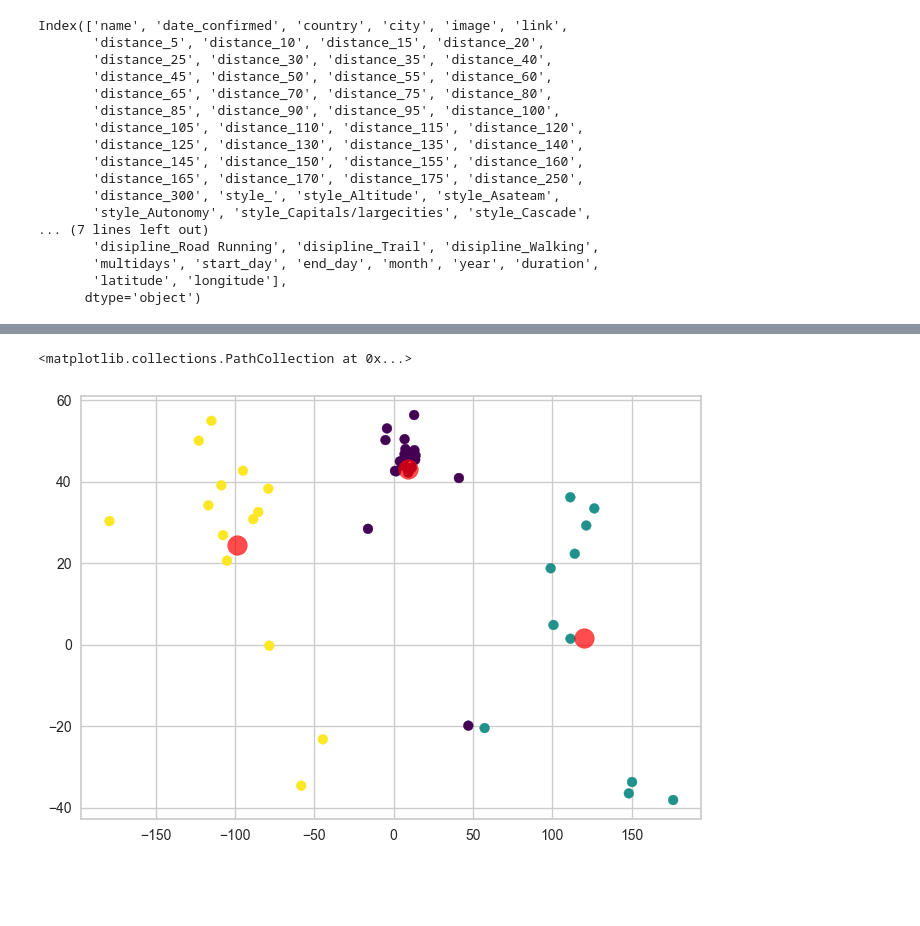
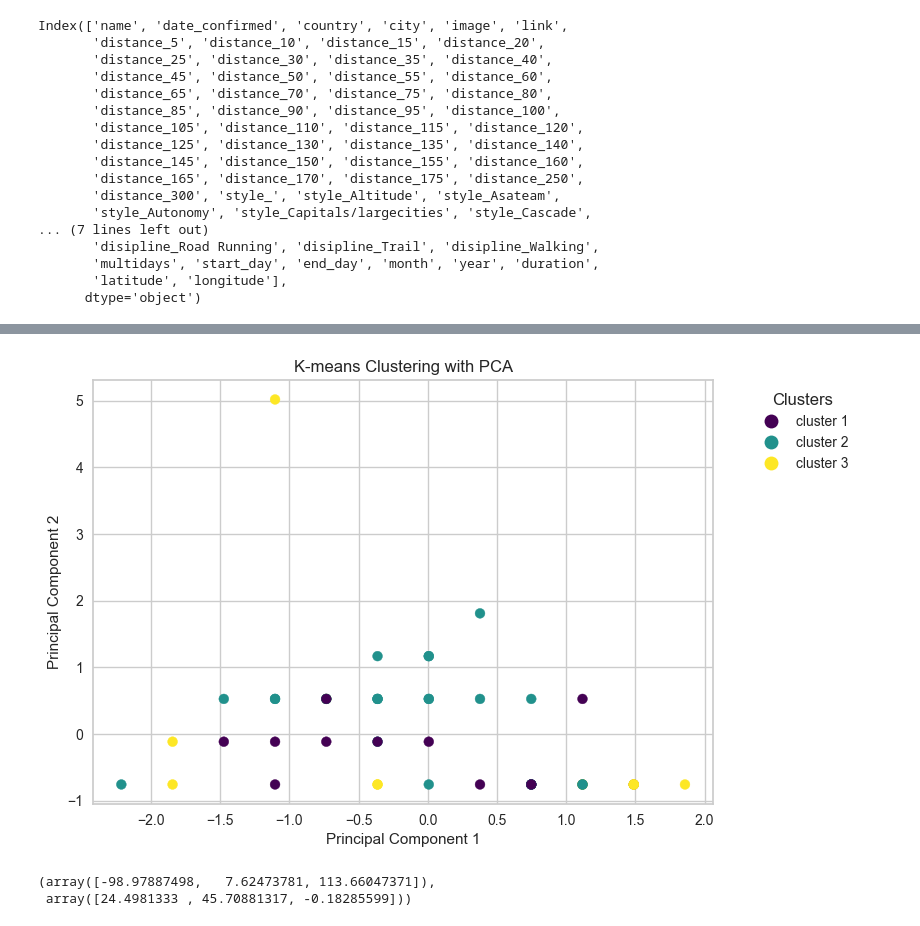
Before and after one commit to thibtd/DataEng_UTMB_pipeline, a Jupyter notebook: analysis/utmb_notebook.ipynb, the cells around one changed output, grey strips where cells are left out. Cells and saved outputs as stored; diff of their text form; code cells hidden in the pictures; blank space fills up the shorter version.

```diff
--- a/analysis/utmb_notebook.ipynb
+++ b/analysis/utmb_notebook.ipynb
@@ -320,20 +360,24 @@ multidays    0.004703
 dtype: float64
-# %%
-
-# Group by cluster and compute mean
-X_cluster['cluster'] = kmeans.labels_
-cluster_means = X_cluster.groupby('cluster').mean()
-
-fig = px.imshow(
-    cluster_means.T,
-    labels=dict(x="Cluster", y="Feature", color="Value"),
-    color_continuous_scale='viridis'
-)
-fig.update_layout(width=1000, height=800)
-fig.show()
-# %%
-plt.scatter(X_cluster['longitude'],X_cluster['latitude'], c=kmeans.labels_, cmap='viridis', s=50)
-plt.scatter(kmeans.cluster_centers_[:, -1], kmeans.cluster_centers_[:, -2], c='red', s=200, alpha=0.7)
-# %% [output]
-<matplotlib.collections.PathCollection at 0x...>
-[figure, removed]
+# %%
+cluster_names = ['cluster 1','cluster 2','cluster 3']
+# Plot
+plt.scatter(X_cluster['month'], X_cluster['duration'], c=kmeans.labels_, cmap='viridis', s=50)
+# Create custom legend handles
+legend_elements = [
+    Line2D([0], [0], marker='o', color='w', label=cluster_names[i],
+           markerfacecolor=plt.cm.viridis(i / (len(cluster_names) - 1)), markersize=10)
+    for i in range(len(cluster_names))
+]
+# Add legend
+plt.legend(handles=legend_elements, title='Clusters', bbox_to_anchor=(1.05, 1), loc='upper left')
+plt.title('K-means Clustering with PCA')
+plt.xlabel('Principal Component 1')
+plt.ylabel('Principal Component 2')
+plt.show()
+# %% [output]
+[figure, added]
+# %%
+kmeans.cluster_centers_[:,-3], kmeans.cluster_centers_[:,-4]
+# %% [output]
+(array([-98.97887498,   7.62473781, 113.66047371]),
+ array([24.4981333 , 45.70881317, -0.18285599]))
```
Also changed, not shown: parts of 20 cells of this notebook.
